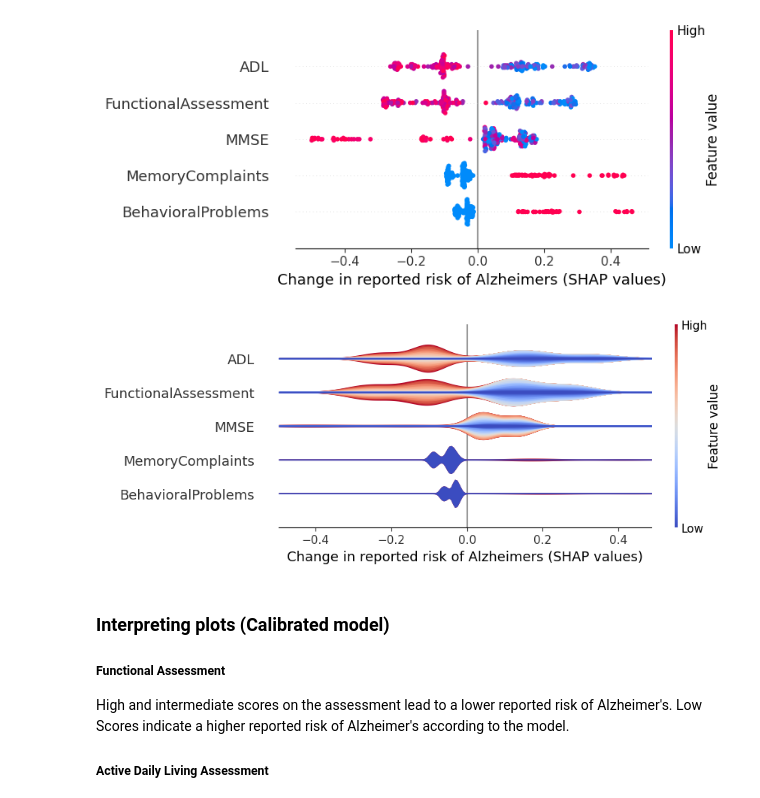
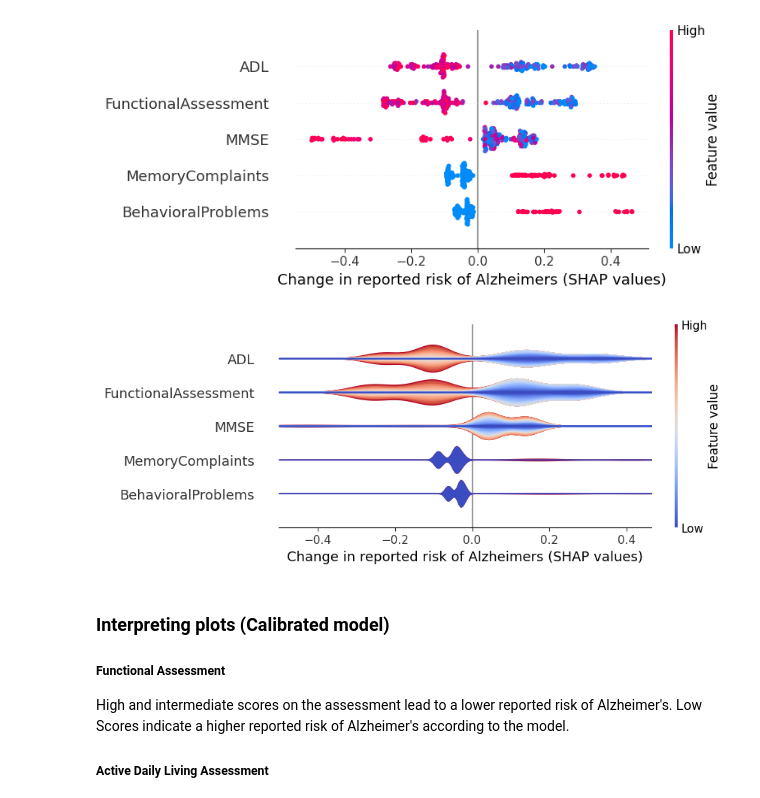
Before and after one commit to ssimkani/mdst-ai-in-healthcare, a Jupyter notebook: notebooks/04_model_final.ipynb, the cells around one changed output. Saved outputs shown, nothing was run; the diff lists cells and outputs as text; code cells hidden in the pictures.

Commit message:
Add file save for shap and standardization

```diff
--- a/notebooks/04_model_final.ipynb
+++ b/notebooks/04_model_final.ipynb
@@ -263,11 +265,11 @@ plt.show()
 [figure]
 # %%
 # violin plot of shap values
-shap.plots.violin(shap_values[..., 1], plot_type="layered_violin", show=False)
+shap.plots.violin(shap_values_cal[..., 1], plot_type="layered_violin", show=False)
 plt.xlabel("Change in reported risk of Alzheimers (SHAP values)")
 plt.show()
 # %% [output]
-[figure, old version]
+[figure, new version]
 # %% [markdown]
 ### Interpreting plots (Calibrated model)
 
```
Also changed, not shown: parts of 3 cells of this notebook, 1 other file.
